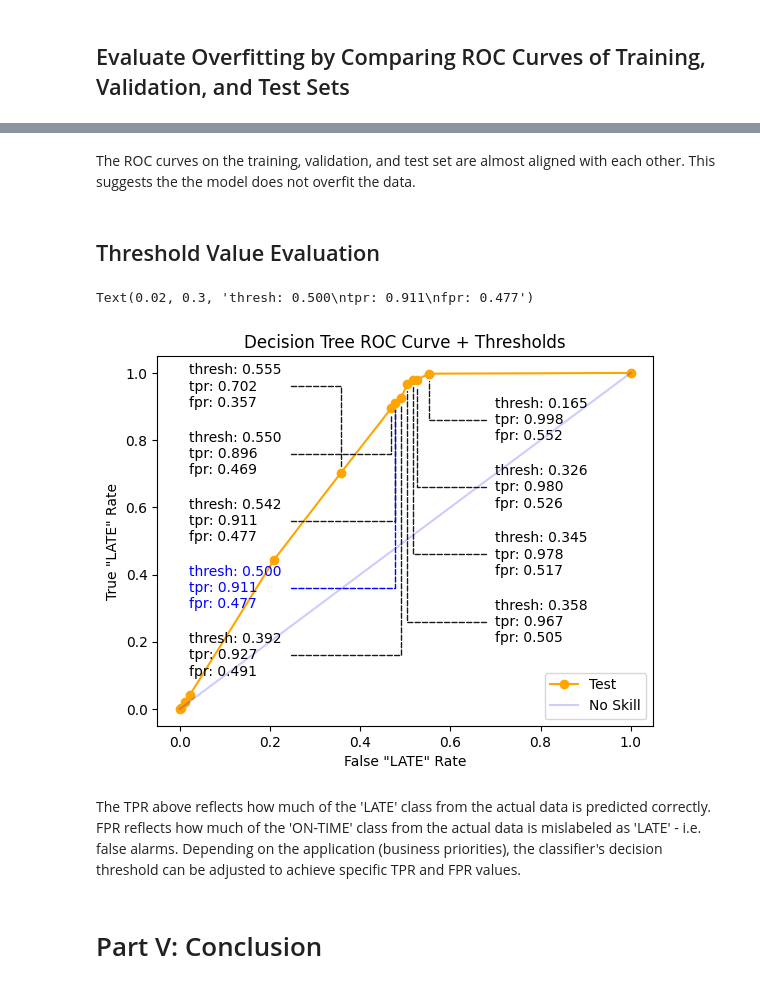
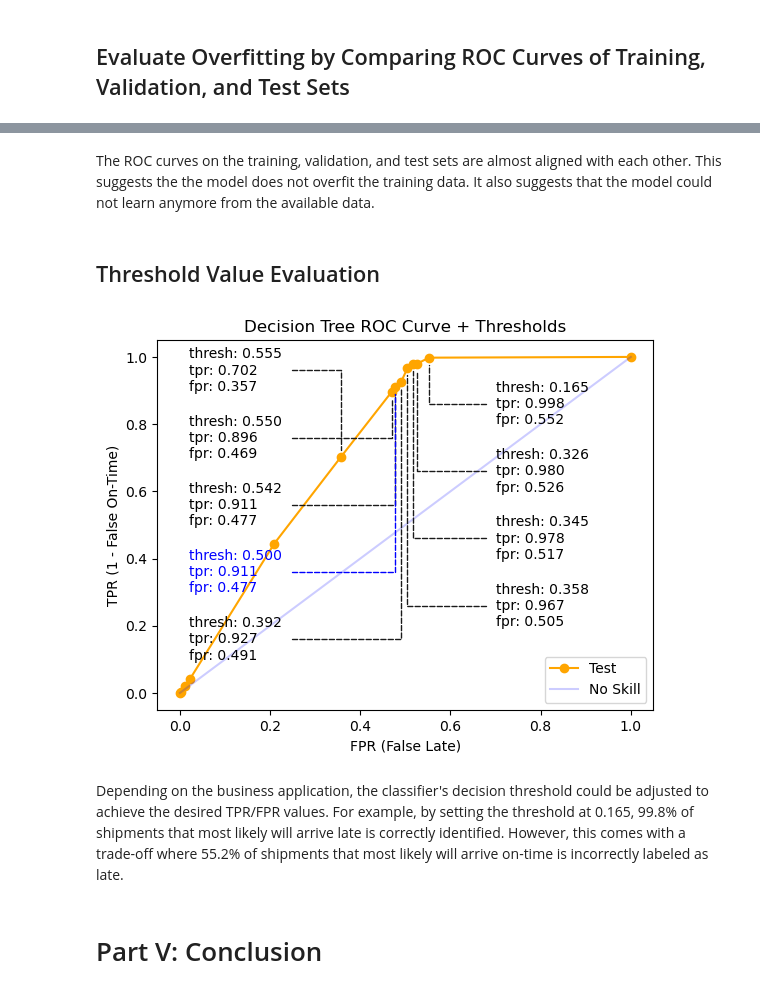
Before and after one commit to kdevoe/aai510-group7, a Jupyter notebook: aai510_group7_final.ipynb, the cells around one changed output, grey strips where cells are left out. Cells and saved outputs as stored; diff of their text form; code cells hidden in the pictures.

```diff
--- a/aai510_group7_final.ipynb
+++ b/aai510_group7_final.ipynb
@@ -1649,5 +1675,5 @@ plt.show()
 # %% [markdown]
-The ROC curves on the training, validation, and test set are almost aligned with each other. This suggests the the model does not overfit the data.
+The ROC curves on the training, validation, and test sets are almost aligned with each other. This suggests the the model does not overfit the training data. It also suggests that the model could not learn anymore from the available data.
 # %% [markdown]
 ## Threshold Value Evaluation
 # %%
@@ -1663,9 +1689,9 @@ plt.title('Decision Tree ROC Curve + Thresholds')
 plt.legend(loc='lower right')
 
 # x label
-plt.xlabel('False "LATE" Rate')
+plt.xlabel('FPR (False Late)')
 # y label
-plt.ylabel('True "LATE" Rate')
+plt.ylabel('TPR (1 - False On-Time)')
 
 # add threshold labels for select ROC Curve points
 select_thresh_idx = [5, 6, 7, 8, 9, 10, 11, 12]
@@ -1683,39 +1709,38 @@ for idx in select_thresh_idx:
             textcoords = 'data',
             arrowprops=dict(color='0.1',
                             arrowstyle='-',
                             shrinkA = 5, shrinkB = 5,
                             linestyle = '--',
                             connectionstyle="angle,angleA=180,angleB=-90,rad=0"))
 
 # add ROC curve of selected Decision Tree Model (threshold = 0.5)
 # class '0' is the target class
 
 fp = np.sum((y_final_pred == 0) & (y_test == 1))
 tp = np.sum((y_final_pred == 0) & (y_test == 0))
 
 fn = np.sum((y_final_pred == 1) & (y_test == 0))
 tn = np.sum((y_final_pred == 1) & (y_test == 1))
 
 fpr = fp / (fp + tn)
 tpr = tp / (tp + fn)
 
 plt.annotate('thresh: %0.3f\ntpr: %0.3f\nfpr: %0.3f' % (0.5,tpr,fpr),
             xy=(fpr, tpr),
             xytext =(0.02, 0.3),
             textcoords = 'data',
             color = 'blue',
             arrowprops=dict(color='blue',
                             arrowstyle='-',
                             shrinkA = 5, shrinkB = 5,
                             linestyle = '--',
                             connectionstyle="angle,angleA=180,angleB=-90,rad=0"))
+
+plt.show()
 # %% [output]
-Text(0.02, 0.3, 'thresh: 0.500\ntpr: 0.911\nfpr: 0.477')
-[figure, old version]
+[figure, new version]
-# %% [markdown]
-The TPR above reflects how much of the 'LATE' class from the actual data is predicted correctly.
-FPR reflects how much of the 'ON-TIME' class from the actual data is mislabeled as 'LATE' - i.e. false alarms.
-Depending on the application (business priorities), the classifier's decision threshold can be adjusted to achieve specific TPR and FPR values.
+# %% [markdown]
+Depending on the business application, the classifier's decision threshold could be adjusted to achieve the desired TPR/FPR values. For example, by setting the threshold at 0.165, 99.8% of shipments that most likely will arrive late is correctly identified. However, this comes with a trade-off where 55.2% of shipments that most likely will arrive on-time is incorrectly labeled as late.
 # %% [markdown]
 # Part V: Conclusion
 # %% [markdown]
```
Also changed, not shown: parts of 26 cells of this notebook.
